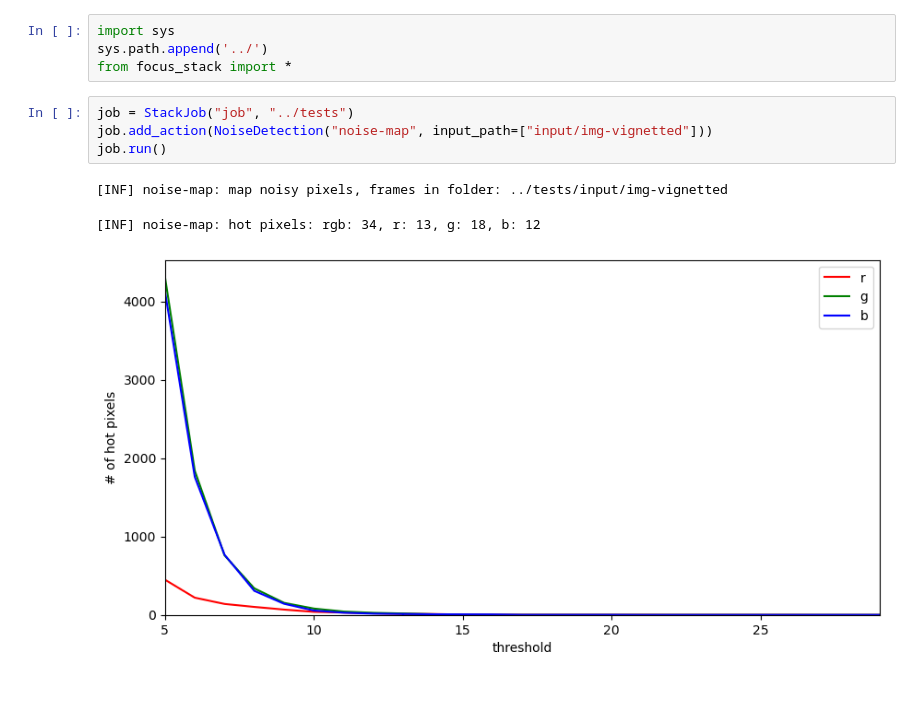
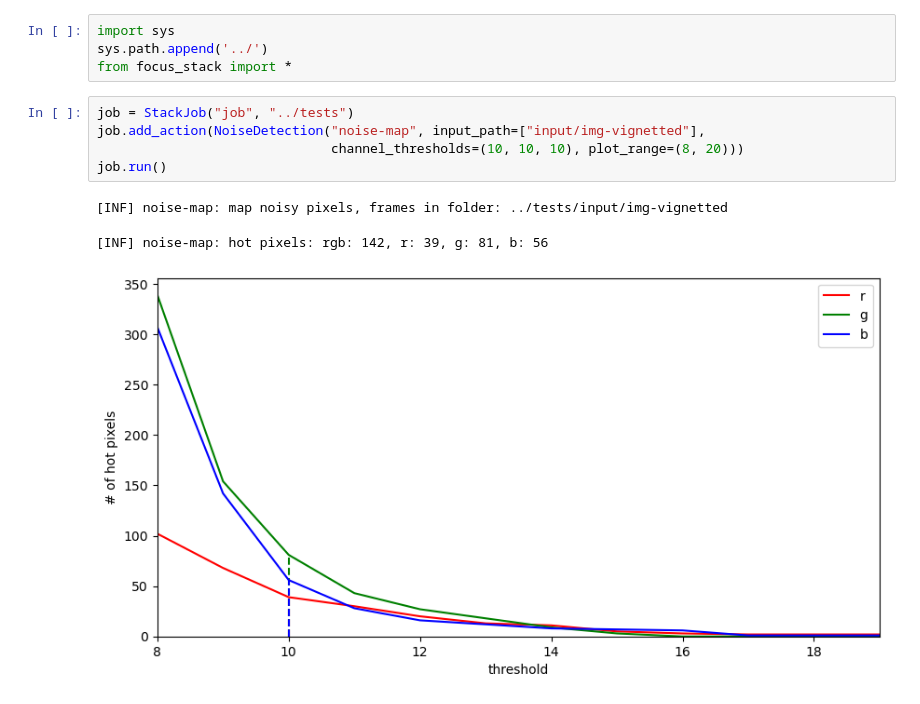
Before and after one commit to lucalista/shinestacker, a Jupyter notebook: examples/focus-stack-1.ipynb, the cells around one changed output. Drawn from its saved outputs; the diff is of its cells as text.

```diff
--- a/examples/focus-stack-1.ipynb
+++ b/examples/focus-stack-1.ipynb
@@ -8,9 +8,10 @@ sys.path.append('../')
 from focus_stack import *
 # %%
 job = StackJob("job", "../tests")
-job.add_action(NoiseDetection("noise-map", input_path=["input/img-vignetted"]))
+job.add_action(NoiseDetection("noise-map", input_path=["input/img-vignetted"],
+                              channel_thresholds=(10, 10, 10), plot_range=(8, 20)))
 job.run()
 # %% [output]
 [INF] noise-map: map noisy pixels, frames in folder: ../tests/input/img-vignetted
-[INF] noise-map: hot pixels: rgb: 34, r: 13, g: 18, b: 12
+[INF] noise-map: hot pixels: rgb: 142, r: 39, g: 81, b: 56
-[figure, old version]
+[figure, new version]
```
Also changed, not shown: parts of 2 cells of this notebook, 3 other files.
